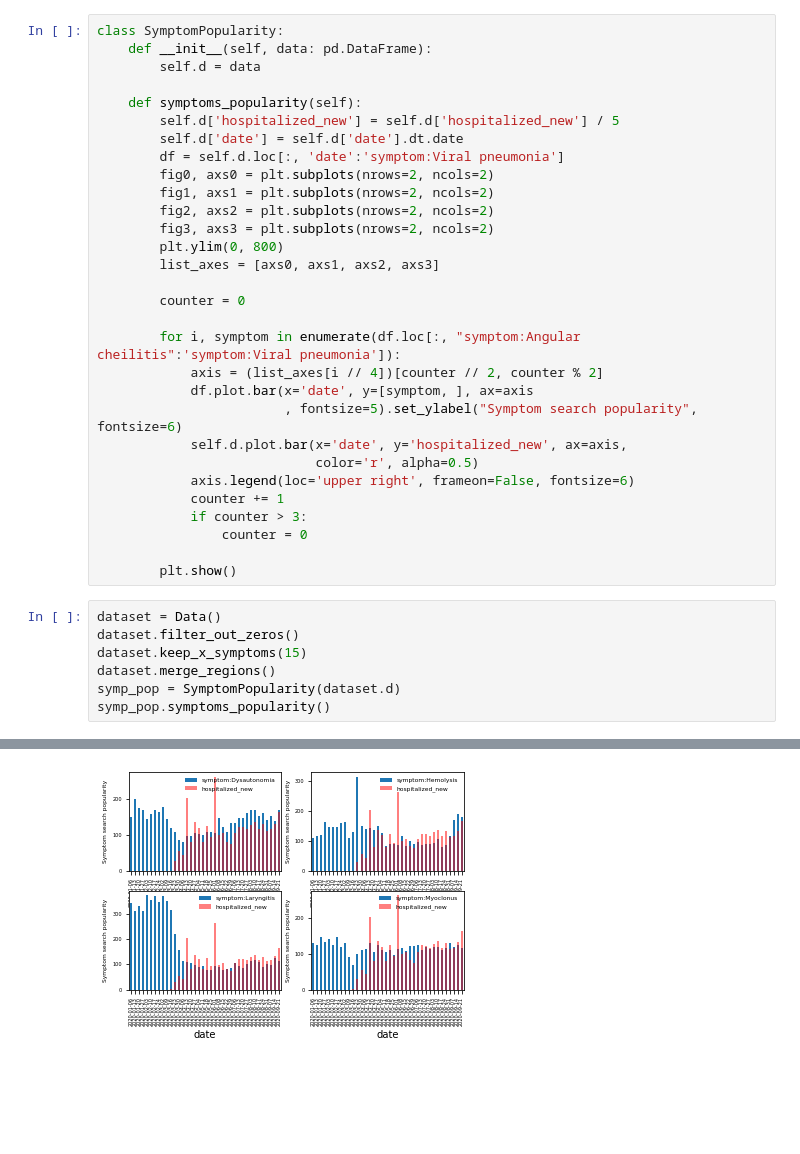
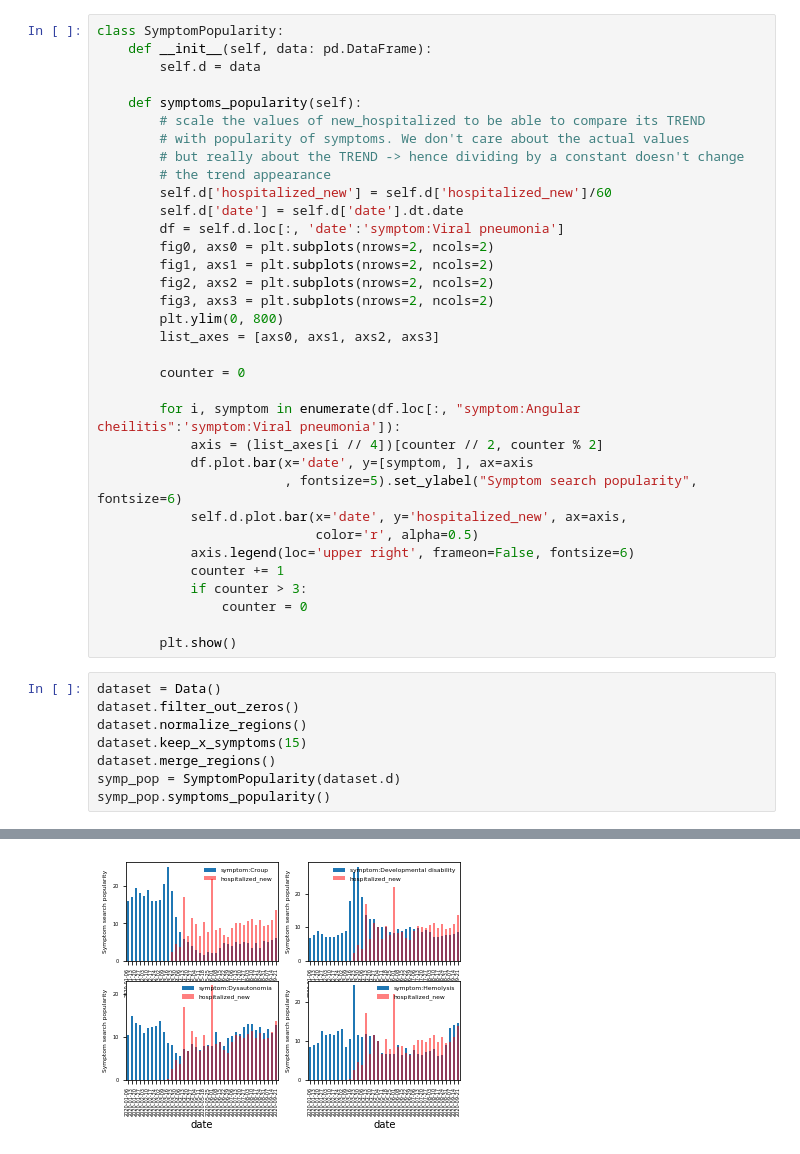
Before and after one commit to TimKeding/COMP551A1, a Jupyter notebook: symptoms_pop.ipynb, the cells around one changed output, grey strips where cells are left out. Cells and saved outputs as stored; diff of their text form; blank space fills up the shorter version.

Commit message:
- Normalize regions added

```diff
--- a/symptoms_pop.ipynb
+++ b/symptoms_pop.ipynb
@@ -8,7 +9,11 @@ class SymptomPopularity:
         self.d = data
 
     def symptoms_popularity(self):
-        self.d['hospitalized_new'] = self.d['hospitalized_new'] / 5
+        # scale the values of new_hospitalized to be able to compare its TREND
+        # with popularity of symptoms. We don't care about the actual values
+        # but really about the TREND -> hence dividing by a constant doesn't change
+        # the trend appearance
+        self.d['hospitalized_new'] = self.d['hospitalized_new']/60
         self.d['date'] = self.d['date'].dt.date
         df = self.d.loc[:, 'date':'symptom:Viral pneumonia']
         fig0, axs0 = plt.subplots(nrows=2, ncols=2)
@@ -35,6 +40,7 @@ class SymptomPopularity:
 # %%
 dataset = Data()
 dataset.filter_out_zeros()
+dataset.normalize_regions()
 dataset.keep_x_symptoms(15)
 dataset.merge_regions()
 symp_pop = SymptomPopularity(dataset.d)
@@ -44 +50 @@ symp_pop.symptoms_popularity()
-[figure, old version]
+[figure, new version]
```
Also changed, not shown: parts of 2 cells of this notebook, 2 other files.
